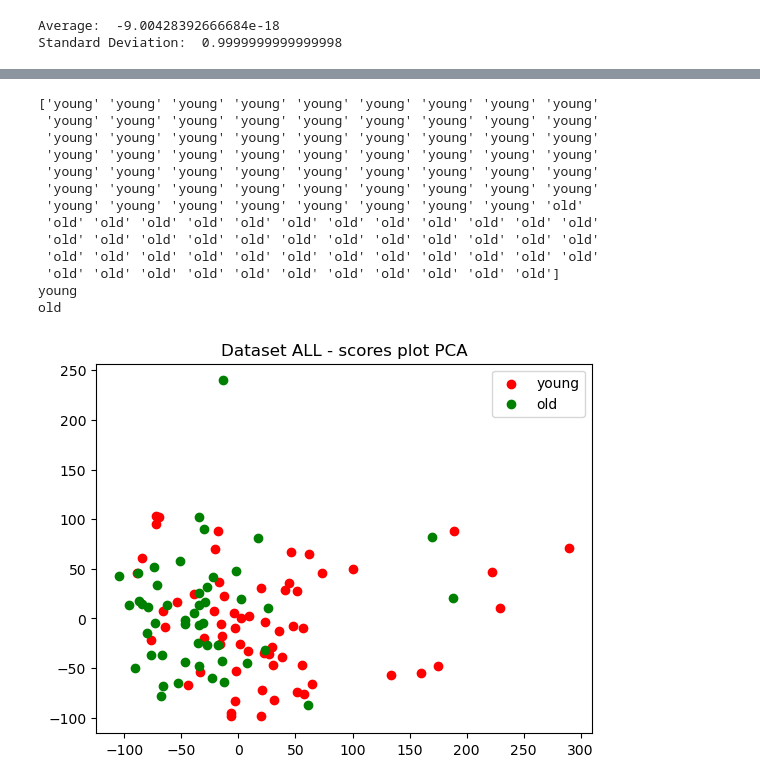
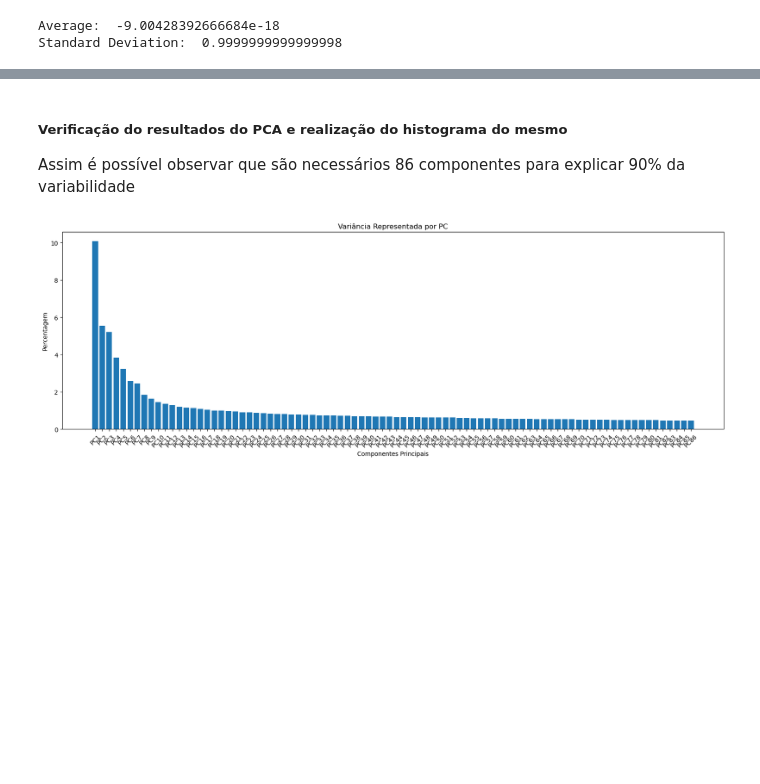
Before and after one commit to LuisGoncal/Grupo11-B1-Datset9, a Jupyter notebook: Trabalho_bioinformática_G11.ipynb, the cells around one changed output, grey strips where cells are left out. Saved outputs shown, nothing was run; the diff lists cells and outputs as text; code cells hidden in the pictures; blank space fills up the shorter version.

```diff
--- a/Trabalho_bioinformática_G11.ipynb
+++ b/Trabalho_bioinformática_G11.ipynb
@@ -267,26 +281,18 @@ Explained Variance: [0.390065   0.10324616 0.09182137 0.05438338 0.03700314 0.03
-# %%
-output_data=meta.values[:,1]
-plt.figure()
-for c, name in zip("rgb", ["young", "old"]):
-    plt.scatter(X_r[output_data == name, 0], X_r[output_data == name, 1], c=c, label=name)
-plt.legend()
-plt.title('Dataset ALL - scores plot PCA')
-plt.show()
-# %% [output]
-['young' 'young' 'young' 'young' 'young' 'young' 'young' 'young' 'young'
- 'young' 'young' 'young' 'young' 'young' 'young' 'young' 'young' 'young'
- 'young' 'young' 'young' 'young' 'young' 'young' 'young' 'young' 'young'
- 'young' 'young' 'young' 'young' 'young' 'young' 'young' 'young' 'young'
- 'young' 'young' 'young' 'young' 'young' 'young' 'young' 'young' 'young'
- 'young' 'young' 'young' 'young' 'young' 'young' 'young' 'young' 'young'
- 'young' 'young' 'young' 'young' 'young' 'young' 'young' 'young' 'old'
- 'old' 'old' 'old' 'old' 'old' 'old' 'old' 'old' 'old' 'old' 'old' 'old'
- 'old' 'old' 'old' 'old' 'old' 'old' 'old' 'old' 'old' 'old' 'old' 'old'
- 'old' 'old' 'old' 'old' 'old' 'old' 'old' 'old' 'old' 'old' 'old' 'old'
- 'old' 'old' 'old' 'old' 'old' 'old' 'old' 'old' 'old' 'old' 'old']
-young
-old
-[figure, removed]
+# %% [markdown]
+##### Verificação do resultados do PCA e realização do histograma do mesmo
+
+Assim  é possível observar que são necessários 86 componentes para explicar 90% da variabilidade
+# %%
+plt.figure(figsize=(20, 6))
+plt.bar(range(n), pca.explained_variance_ratio_*100)
+plt.xticks(range(n), ['PC'+str(i) for i in range(1,n+1)],rotation=45)
+plt.rc('xtick', labelsize=8)
+plt.title("Variância Representada por PC")
+plt.ylabel("Percentagem")
+plt.xlabel("Componentes Principais")
+plt.show()
+# %% [output]
+[figure, added]
 # %%
 output_data=meta.values[:,2]
 plt.figure()
```
Also changed, not shown: parts of 97 cells of this notebook.
